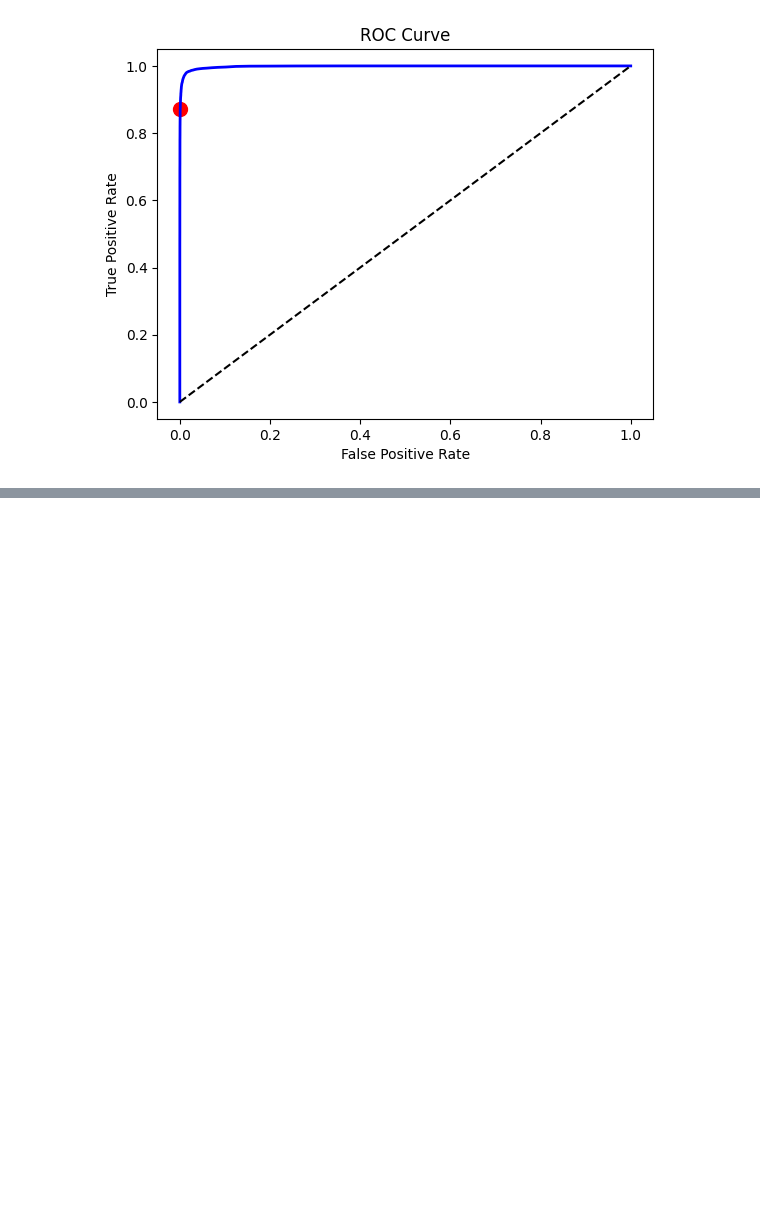
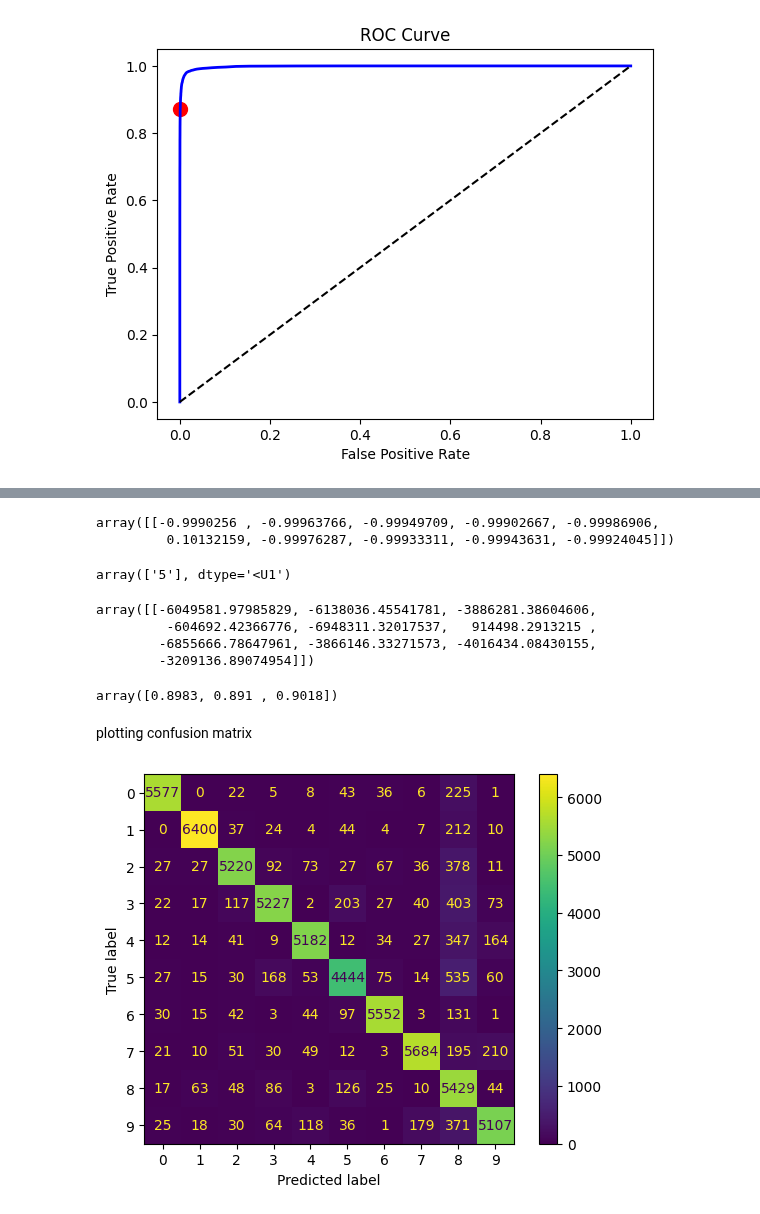
Before and after one commit to hassin070/hands_on_ML_, a Jupyter notebook: chapter_3.ipynb, the cells around one changed output, grey strips where cells are left out. Drawn from its saved outputs; the diff is of its cells as text; code cells hidden in the pictures; blank space fills up the shorter version.

```diff
--- a/chapter_3.ipynb
+++ b/chapter_3.ipynb
@@ -237,0 +272,33 @@ Text(0.5, 1.0, 'ROC Curve')
+# %%
+ovr_clf.decision_function([some_digit])
+# %% [output]
+array([[-0.9990256 , -0.99963766, -0.99949709, -0.99902667, -0.99986906,
+         0.10132159, -0.99976287, -0.99933311, -0.99943631, -0.99924045]])
+# %%
+sgd_clf.fit(X_train[:1000], y_train[:1000])
+sgd_clf.predict([some_digit])
+# %% [output]
+array(['5'], dtype='<U1')
+# %%
+sgd_clf.decision_function([some_digit])
+# %% [output]
+array([[-6049581.97985829, -6138036.45541781, -3886281.38604606,
+         -604692.42366776, -6948311.32017537,   914498.2913215 ,
+        -6855666.78647961, -3866146.33271573, -4016434.08430155,
+        -3209136.89074954]])
+# %%
+from sklearn.preprocessing import StandardScaler
+scaler = StandardScaler()
+X_train_scaled = scaler.fit_transform(X_train)
+cross_val_score(sgd_clf, X_train_scaled, y_train, cv=3, scoring='accuracy')
+# %% [output]
+array([0.8983, 0.891 , 0.9018])
+# %% [markdown]
+plotting confusion matrix
+# %%
+from sklearn.metrics import ConfusionMatrixDisplay
+y_train_pred = cross_val_predict(sgd_clf, X_train_scaled, y_train, cv=3 )
+ConfusionMatrixDisplay.from_predictions(y_train, y_train_pred)
+plt.show()
+# %% [output]
+[figure, added]
```
Also changed, not shown: parts of 8 cells of this notebook.
